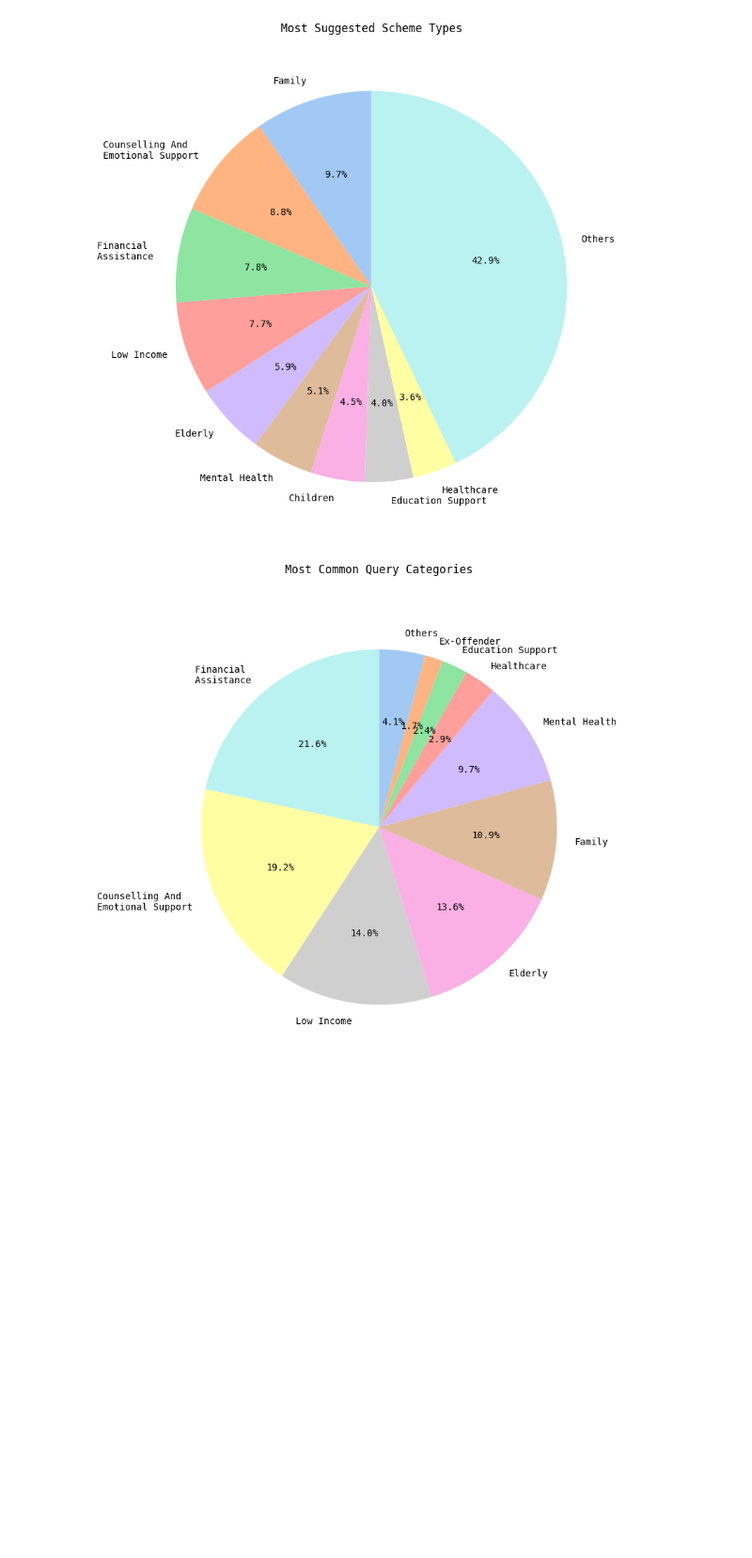
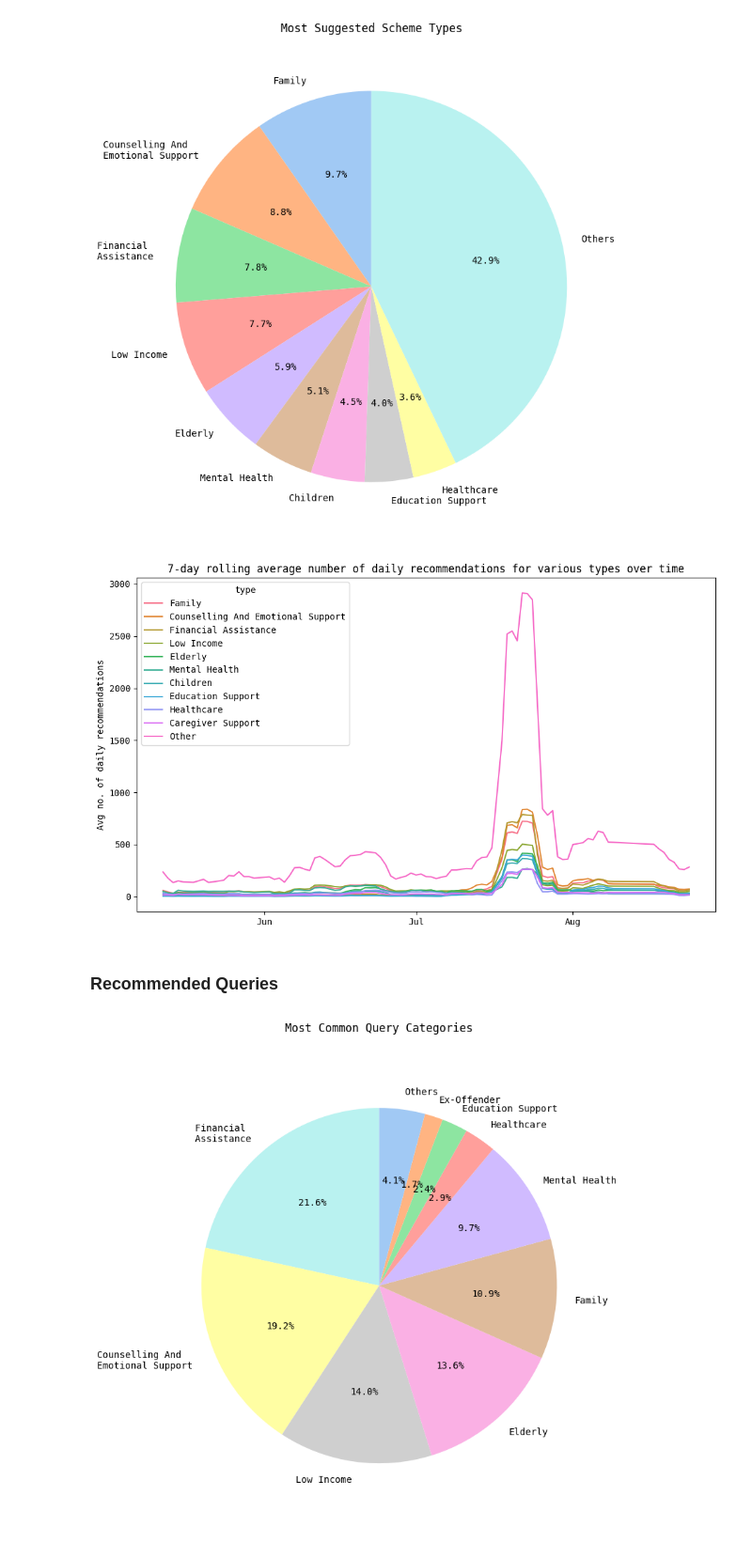
Before and after one commit to CJBuzz/schemessg_data_analysis, a Jupyter notebook: data_analysis.ipynb, the cells around one changed output. Shown at 94% size. Cells and saved outputs as stored; diff of their text form; code cells hidden in the pictures; blank space fills up the shorter version.

Commit message:
Did a category line plot over time

```diff
--- a/data_analysis.ipynb
+++ b/data_analysis.ipynb
@@ -199,6 +198,47 @@ plt.savefig(fig_fp)
 plt.show()
 # %% [output]
 [figure]
+# %%
+# Suggestions of category types over time
+
+grouped = scheme_type_df.groupby([scheme_type_df['dt'].dt.date, 'type']).size().reset_index(name='daily_count')
+grouped = grouped.rename(columns={'dt': 'date'})
+
+# Convert to wide format
+pivot_grouped = grouped.pivot(index='date', columns='type', values='daily_count').fillna(0)
+
+column_sums = pivot_grouped.sum().sort_values(ascending=False)
+top_categories = column_sums.head(TOP_N).index.tolist()
+
+condensed = pivot_grouped[top_categories].copy()
+other_categories = [col for col in pivot_grouped.columns if col not in top_categories]
+condensed['Other'] = pivot_grouped[other_categories].sum(axis=1)
+
+rolling = condensed.rolling(window=7, min_periods = 1).mean()
+
+# Convert back to long format for plotting
+rolling_long = rolling.reset_index().melt(id_vars='date', var_name='type', value_name='rolling')
+rolling_long['type'] = rolling_long['type'].str.title()
+
+plt.figure(figsize=(10, 6))
+
+ax = sns.lineplot(data = rolling_long, x='date', y='rolling', hue='type')
+
+ax.set_title('7-day rolling average number of daily recommendations for various types over time')
+ax.set_ylabel('Avg no. of daily recommendations')
+ax.set_xlabel('')
+ax.xaxis.set_major_formatter(mdates.DateFormatter('%b'))
+ax.xaxis.set_major_locator(mdates.MonthLocator())
+
+plt.tight_layout()
+
+fig_fp = output_dir / 'scheme_types_over_time.jpg'
+plt.savefig(fig_fp)
+plt.show()
+# %% [output]
+[figure, added]
+# %% [markdown]
+### Recommended Queries
 # %%
 # Most common categories for queries (i.e. what are users asking), using scheme categories as proxy
 # Proxy works by:
```
Also changed, not shown: parts of 6 cells of this notebook, 1 other file.
